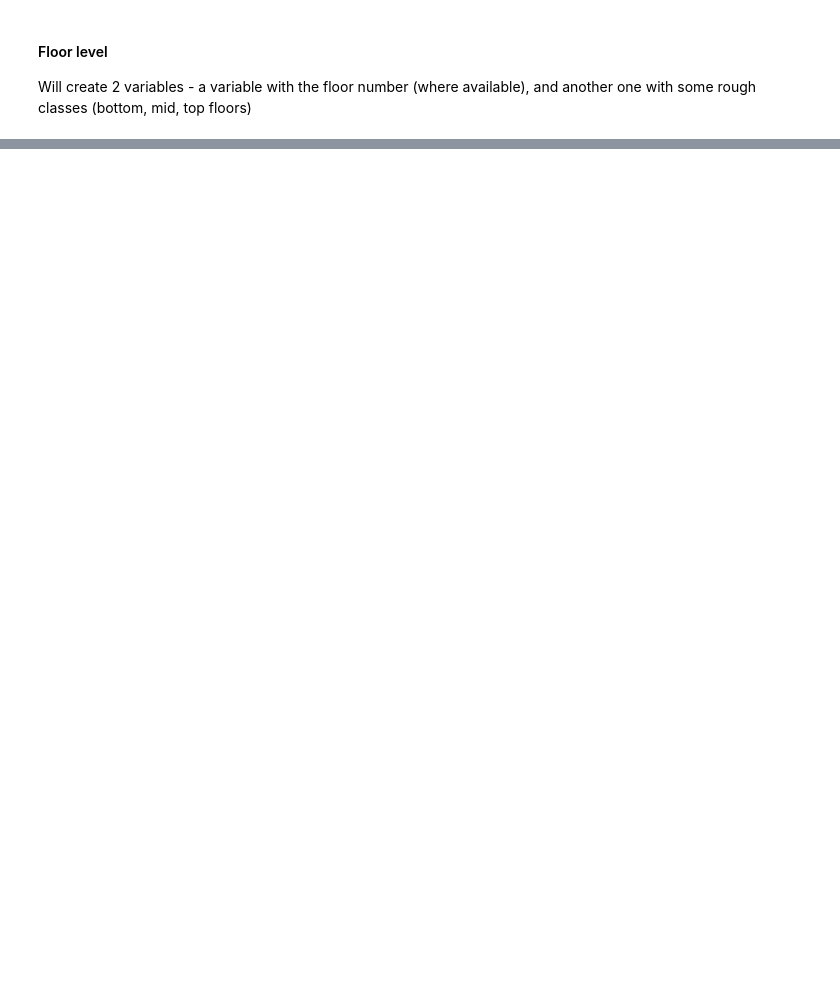
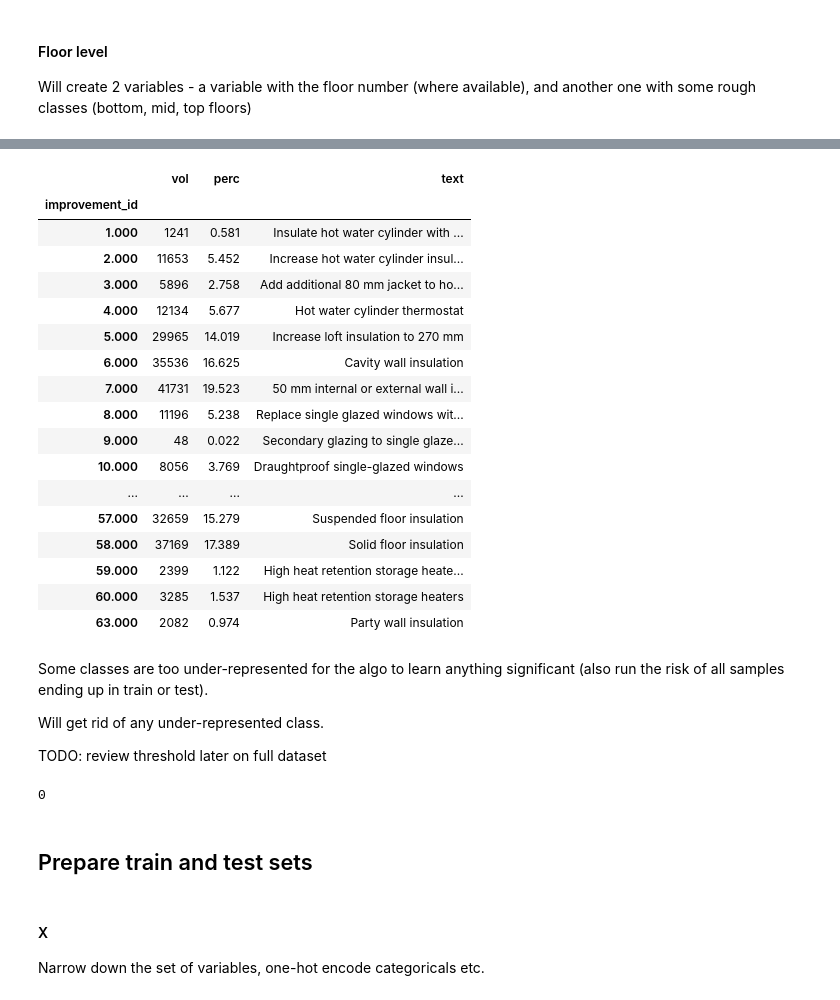
Before and after one commit to pierodellagiustina/epc-recc-analysis, a Jupyter notebook: analysis.ipynb, the cells around one changed output, grey strips where cells are left out. Saved outputs shown, nothing was run; the diff lists cells and outputs as text; code cells hidden in the pictures; blank space fills up the shorter version.

```diff
--- a/analysis.ipynb
+++ b/analysis.ipynb
@@ -898,0 +1203,4 @@ df_rec[df_rec.IMPROVEMENT_ID == 35]
+# %%
+# still many cases where id is null, for now will just drop those
+
+rec.drop(rec.loc[rec.improvement_id.isna()].index,inplace=True)
@@ -898,0 +1219,3 @@ df_rec[df_rec.IMPROVEMENT_ID == 35]
+# %%
+# get rid of certificates that do not have corresponding recommendations
+cert.drop(cert[~cert.lmk_key.isin(rec.lmk_key)].index, inplace=True)
@@ -898,0 +1227,2 @@ df_rec[df_rec.IMPROVEMENT_ID == 35]
+# %%
+rec.drop(rec[~rec.lmk_key.isin(cert.lmk_key)].index, inplace=True)
@@ -898,0 +1260,4 @@ df_rec[df_rec.IMPROVEMENT_ID == 35]
+# %%
+# get id to text mapper
+id_to_text_mapper = rec.groupby('improvement_id').improvement_id_text.max()
+id_to_text_mapper.head(5)
@@ -898,0 +1272,33 @@ df_rec[df_rec.IMPROVEMENT_ID == 35]
+# %%
+# get counts of how many times each recommendation is used
+id_counts = pd.concat([rec.groupby('improvement_id')['lmk_key'].count(),
+           100*rec.groupby('improvement_id')['lmk_key'].count()/len(cert)],axis=1).merge(id_to_text_mapper,
+                                                                                        left_on='improvement_id',
+                                                                                        right_index=True)
+id_counts.columns = ['vol','perc','text']
+id_counts
+# %% [output]
+|  | vol | perc | text |
+| improvement_id |  |  |  |
+| 1.000 | 1241 | 0.581 | Insulate hot water cylinder with ... |
+| 2.000 | 11653 | 5.452 | Increase hot water cylinder insul... |
+| 3.000 | 5896 | 2.758 | Add additional 80 mm jacket to ho... |
+| 4.000 | 12134 | 5.677 | Hot water cylinder thermostat |
+| 5.000 | 29965 | 14.019 | Increase loft insulation to 270 mm |
+| 6.000 | 35536 | 16.625 | Cavity wall insulation |
+| 7.000 | 41731 | 19.523 | 50 mm internal or external wall i... |
+| 8.000 | 11196 | 5.238 | Replace single glazed windows wit... |
+| 9.000 | 48 | 0.022 | Secondary glazing to single glaze... |
+| 10.000 | 8056 | 3.769 | Draughtproof single-glazed windows |
+| ... | ... | ... | ... |
+| 57.000 | 32659 | 15.279 | Suspended floor insulation |
+| 58.000 | 37169 | 17.389 | Solid floor insulation |
+| 59.000 | 2399 | 1.122 | High heat retention storage heate... |
+| 60.000 | 3285 | 1.537 | High heat retention storage heaters |
+| 63.000 | 2082 | 0.974 | Party wall insulation |
+# %% [markdown]
+Some classes are too under-represented for the algo to learn anything significant (also run the risk of all samples ending up in train or test).
+
+Will get rid of any under-represented class.
+
+TODO: review threshold later on full dataset
@@ -898,0 +1311,11 @@ df_rec[df_rec.IMPROVEMENT_ID == 35]
+# %%
+# if this means there are certificates without at least one recommendation, then we should implement code to delete those too
+# RUN THIS CHECK
+len(cert) - cert.lmk_key.isin(rec.lmk_key).sum()
+# %% [output]
+0
+# %% [markdown]
+## Prepare train and test sets
+# %% [markdown]
+#### X
+Narrow down the set of variables, one-hot encode categoricals etc.
```
Also changed, not shown: parts of 106 cells of this notebook, 1 other file.
